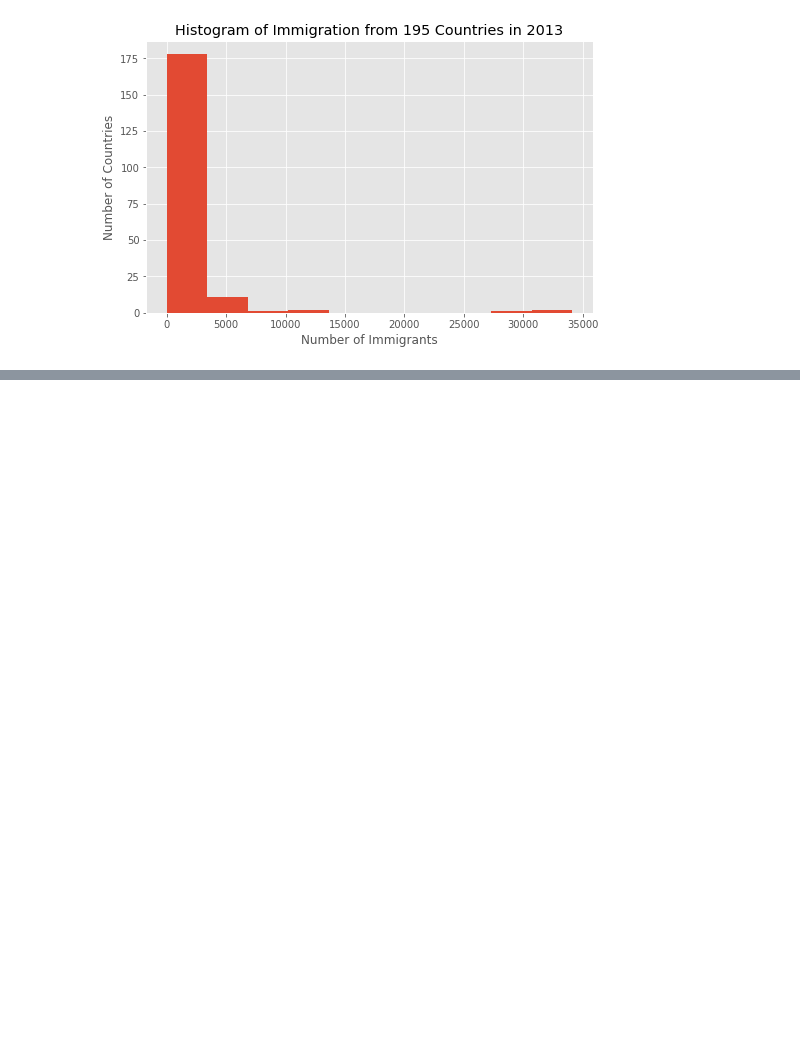
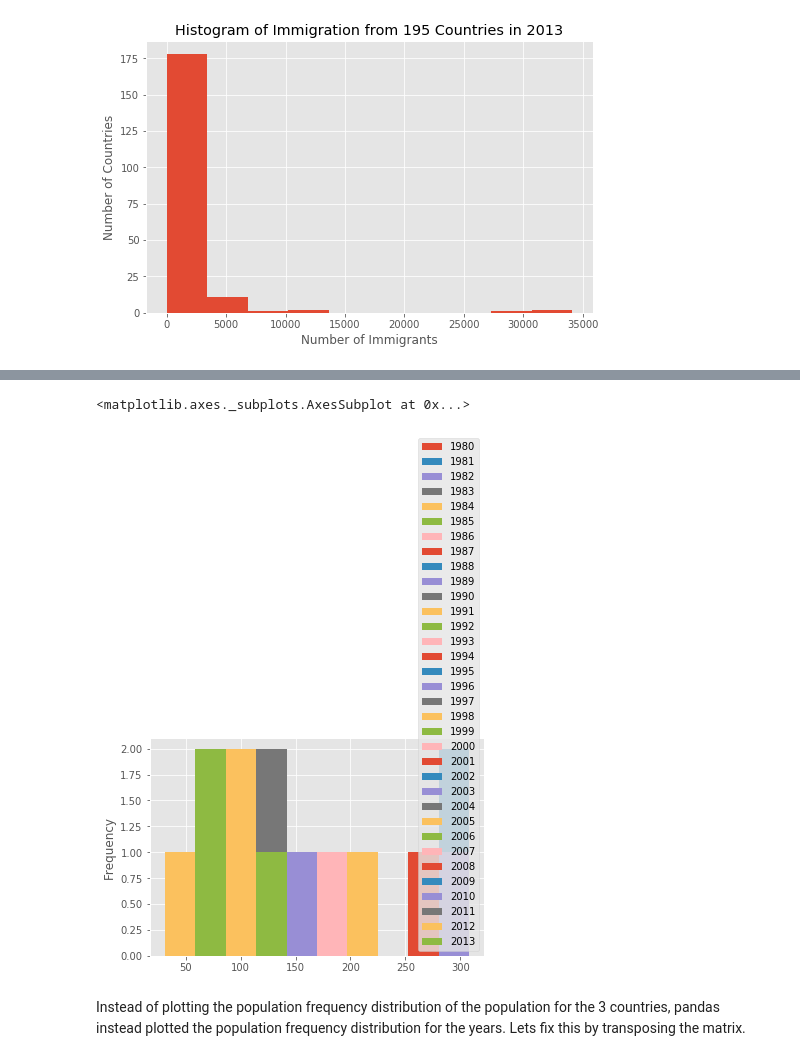
Before and after one commit to Jason-Amith/Data-Visualization-with-Python, a Jupyter notebook: ImmiCan.ipynb, the cells around one changed output, grey strips where cells are left out. Cells and saved outputs as stored; diff of their text form; code cells hidden in the pictures; blank space fills up the shorter version.

```diff
--- a/ImmiCan.ipynb
+++ b/ImmiCan.ipynb
@@ -639,0 +667,9 @@ plt.show()
+# %%
+# generate histogram
+df_can.loc[['Denmark', 'Norway', 'Sweden'], years].plot.hist()
+# %% [output]
+<matplotlib.axes._subplots.AxesSubplot at 0x...>
+[figure, added]
+# %% [markdown]
+Instead of plotting the population frequency distribution of the population for the 3 countries, pandas instead plotted the population frequency distribution for the years.
+Lets fix this by transposing the matrix.
```
Also changed, not shown: parts of 25 cells of this notebook.
